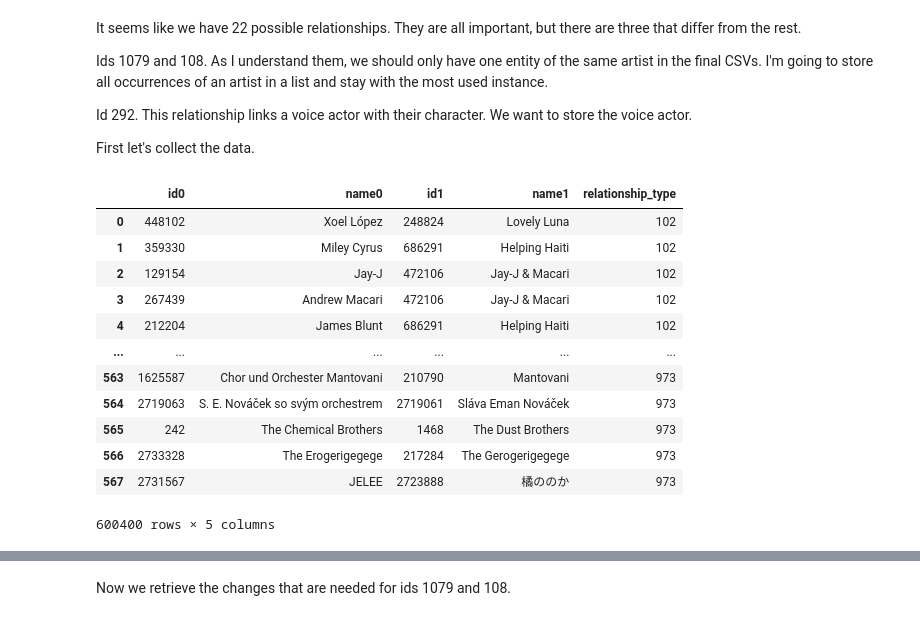
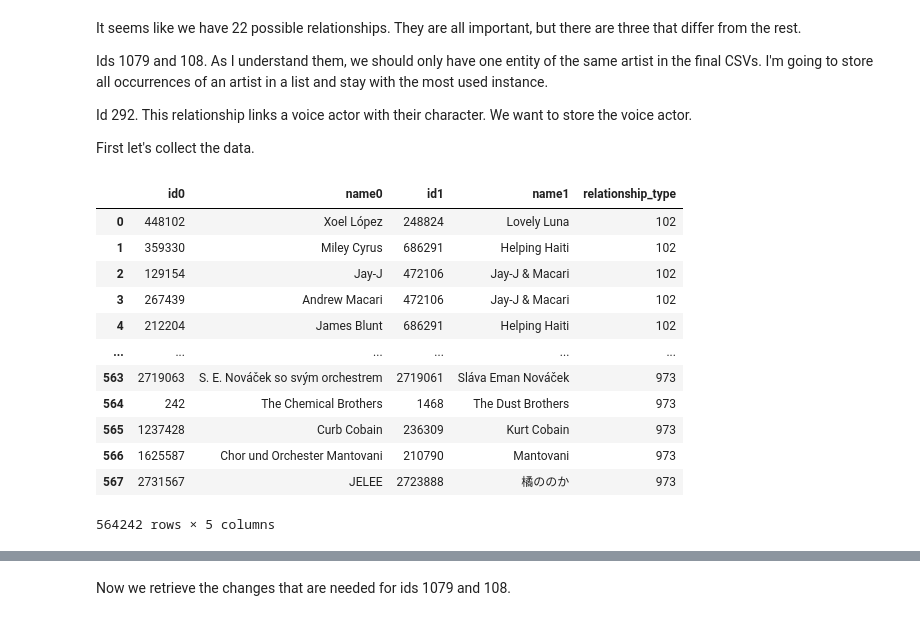
Before and after one commit to aleferu/musicbrainz, a Jupyter notebook: artist_artist.ipynb, the cells around one changed output, grey strips where cells are left out. Drawn from its saved outputs; the diff is of its cells as text; code cells hidden in the pictures.

Commit message:
feat: Solved duplicates problem

```diff
--- a/artist_artist.ipynb
+++ b/artist_artist.ipynb
@@ -121,36 +121,37 @@ relationships = pd.DataFrame({
 for link_type in filter(lambda lt: lt not in (108, 292, 1079), link_types.id):
     query =\
 f"""
 SELECT a0.id AS id0, a0.name AS name0, a1.id AS id1, a1.name AS name1, {link_type} AS relationship_type
 FROM l_artist_artist laa
 JOIN artist a0 ON a0.id = laa.entity0
 JOIN artist a1 ON a1.id = laa.entity1
 WHERE laa.link IN (
     SELECT id
     FROM link
     WHERE link_type = {link_type}
 );
 """
     result = pd.read_sql_query(query, engine)
     if result.empty:
         continue
     relationships = pd.concat([relationships, result])
 del result
 relationships["id0"] = relationships["id0"].astype(int).astype(str)
 relationships["id1"] = relationships["id1"].astype(int).astype(str)
 relationships["relationship_type"] = relationships["relationship_type"].astype(int)
+relationships = relationships.drop_duplicates()
 relationships
 # %% [output]
 |  | id0 | name0 | id1 | name1 | relationship_type |
 | 0 | 448102 | Xoel López | 248824 | Lovely Luna | 102 |
 | 1 | 359330 | Miley Cyrus | 686291 | Helping Haiti | 102 |
 | 2 | 129154 | Jay-J | 472106 | Jay-J & Macari | 102 |
 | 3 | 267439 | Andrew Macari | 472106 | Jay-J & Macari | 102 |
 | 4 | 212204 | James Blunt | 686291 | Helping Haiti | 102 |
 | ... | ... | ... | ... | ... | ... |
-| 563 | 1625587 | Chor und Orchester Mantovani | 210790 | Mantovani | 973 |
-| 564 | 2719063 | S. E. Nováček so svým orchestrem | 2719061 | Sláva Eman Nováček | 973 |
-| 565 | 242 | The Chemical Brothers | 1468 | The Dust Brothers | 973 |
-| 566 | 2733328 | The Erogerigegege | 217284 | The Gerogerigegege | 973 |
+| 563 | 2719063 | S. E. Nováček so svým orchestrem | 2719061 | Sláva Eman Nováček | 973 |
+| 564 | 242 | The Chemical Brothers | 1468 | The Dust Brothers | 973 |
+| 565 | 1237428 | Curb Cobain | 236309 | Kurt Cobain | 973 |
+| 566 | 1625587 | Chor und Orchester Mantovani | 210790 | Mantovani | 973 |
 | 567 | 2731567 | JELEE | 2723888 | 橘ののか | 973 |
-600400 rows × 5 columns
+564242 rows × 5 columns
```
Also changed, not shown: parts of 11 cells of this notebook.
